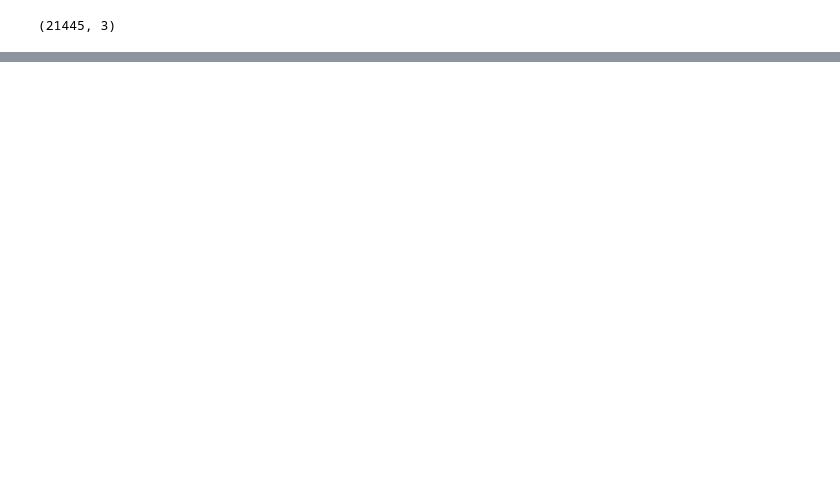
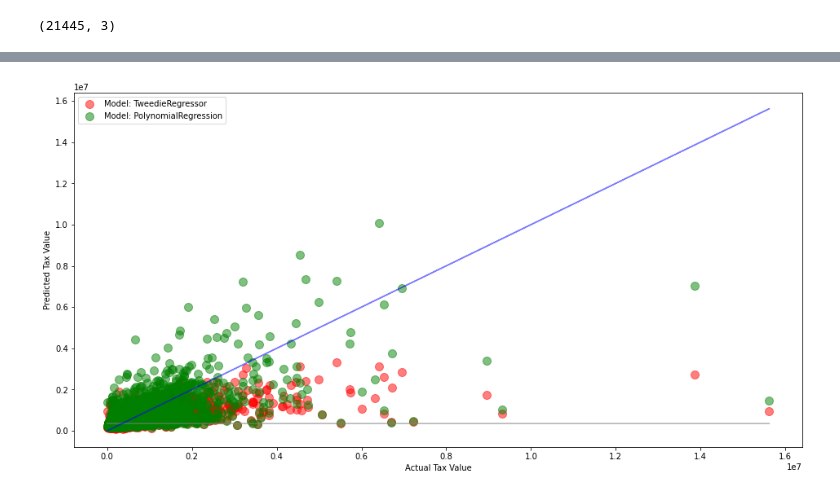
Before and after one commit to mariamnaqvi/predicting_property_values, a Jupyter notebook: scratchpad.ipynb, the cells around one changed output, grey strips where cells are left out. Drawn from its saved outputs; the diff is of its cells as text; code cells hidden in the pictures; blank space fills up the shorter version.

```diff
--- a/scratchpad.ipynb
+++ b/scratchpad.ipynb
@@ -652,0 +766,10 @@ y_validate.shape
+# %%
+# make the polynomial features to get a new set of features
+pf = PolynomialFeatures(degree=2)
+
+# fit and transform X_train_scaled
+X_train_degree2 = pf.fit_transform(X_train)
+
+# transform X_validate_scaled & X_test_scaled
+X_validate_degree2 = pf.transform(X_validate)
+X_test_degree2 = pf.transform(X_test)
@@ -652,0 +791,17 @@ y_validate.shape
+# %%
+# predict train
+#
+# use the thing!
+#
+y_train['taxvaluedollarcnt_pred_lm2'] = lm2.predict(X_train_degree2)
+
+# evaluate: rmse
+rmse_train = mean_squared_error(y_train.taxvaluedollarcnt, y_train.taxvaluedollarcnt_pred_lm2) ** (1/2)
+# predict validate
+y_validate['taxvaluedollarcnt_pred_lm2'] = lm2.predict(X_validate_degree2)
+
+# evaluate: rmse
+rmse_validate = mean_squared_error(y_validate.taxvaluedollarcnt, y_validate.taxvaluedollarcnt_pred_lm2) ** (1/2)
+
+print("RMSE for PolynomialRegression\nTraining/In-Sample: ", rmse_train,
+      "\nValidation/Out-of-Sample: ", rmse_validate)
@@ -652,0 +827,19 @@ y_validate.shape
+# %%
+# y_validate.head()
+plt.figure(figsize=(16,8))
+plt.plot(y_validate.taxvaluedollarcnt, y_validate.taxvaluedollarcnt_pred_median, alpha=.5, color="gray", label='_nolegend_')
+# plt.annotate("Baseline: Predicted Using Mean", (37, 21.5))
+plt.plot(y_validate.taxvaluedollarcnt, y_validate.taxvaluedollarcnt, alpha=.5, color="blue", label='_nolegend_')
+# plt.annotate("The Ideal Line: Predicted = Actual", (9, 11), rotation=24.5)
+
+plt.scatter(y_validate.taxvaluedollarcnt, y_validate.taxvaluedollarcnt_pred_glm,
+            alpha=.5, color="red", s=100, label="Model: TweedieRegressor")
+plt.scatter(y_validate.taxvaluedollarcnt, y_validate.taxvaluedollarcnt_pred_lm2,
+            alpha=.5, color="green", s=100, label="Model: PolynomialRegression")
+plt.legend()
+plt.xlabel("Actual Tax Value")
+plt.ylabel("Predicted Tax Value")
+
+plt.show()
+# %% [output]
+[figure, added]
```
Also changed, not shown: parts of 27 cells of this notebook.
